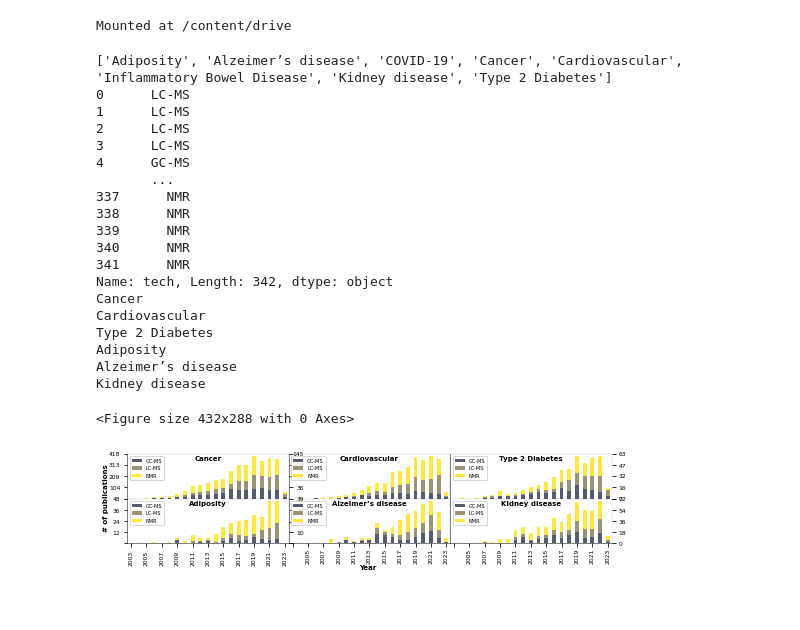
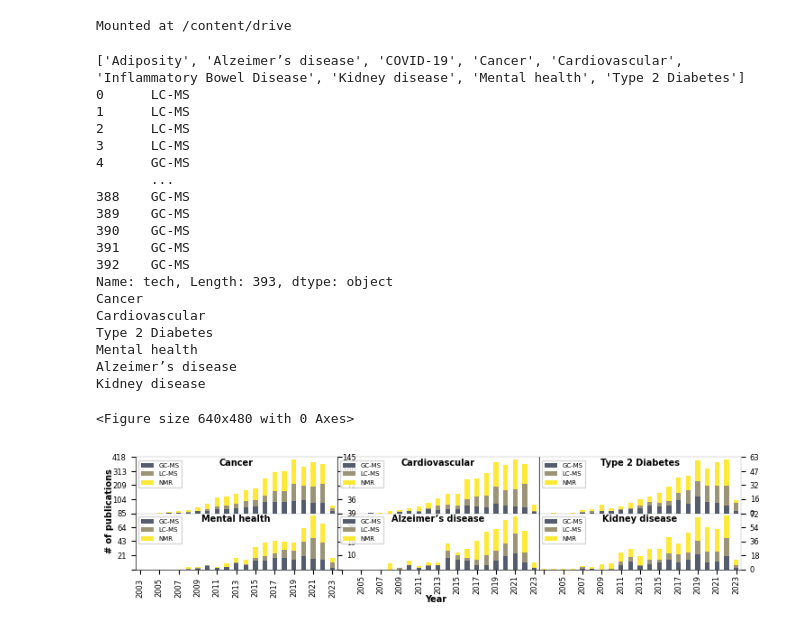
Before and after one commit to omicsEye/supp1, a Jupyter notebook: notebook/PubMed_Visualization.ipynb, the cells around one changed output. Saved outputs shown, nothing was run; the diff lists cells and outputs as text; code cells hidden in the pictures.

```diff
--- a/notebook/PubMed_Visualization.ipynb
+++ b/notebook/PubMed_Visualization.ipynb
@@ -71,7 +71,7 @@ print(df_main.loc[:, 'tech'])
 name_list = [ 'Metagenomics', 'Metabolomics', 'Proteomics',
               'Genomics','Epigenomics', 'Viromics']
 name_list = ['Cancer', 'Cardiovascular', 'Type 2 Diabetes', 'Adiposity', 'COVID-19', 'Inflammatory Bowel Disease' ]
-name_list = ['Cancer', 'Cardiovascular', 'Type 2 Diabetes', 'Adiposity', 'Alzeimer’s disease', 'Kidney disease' ]
+name_list = ['Cancer', 'Cardiovascular', 'Type 2 Diabetes', 'Mental health', 'Alzeimer’s disease', 'Kidney disease' ]
 min_year = df_main.loc[:, 'year'].min()
 max_year = df_main.loc[:, 'year'].max()
 temp_0 = pd.DataFrame(range(min_year, max_year+1), columns=['year'])
@@ -126,42 +126,42 @@ for i in [0,2]:
             px[-1].xaxis.label.set_visible(False)
             if cn > 3:
                 px[-1].xaxis.get_major_ticks()[0].label1.set_visible(False)
                 px[-1].tick_params(axis="x",direction="out", pad=1)
 
 
 
         px[-1].xaxis.set_tick_params(labelsize=6)#COunt
         px[-1].yaxis.set_tick_params(labelsize=6)#Year
 
 #         tag = tag_finder(file_list[cn])
         px[-1].text(.5, .85, name_list[cn], transform=px[-1].transAxes, ha="center", weight='bold', size =7)
         cn += 1
 fig.text(0.5, -0.03, 'Year', ha='center', fontsize = 7, weight='bold')
 fig.text(-0.01, 0.6, '# of publications', va='center', rotation='vertical', fontsize = 7, weight='bold')
 plt.tight_layout(pad=0.05)
 
-fig.savefig(drive_path+"/SFig1_V2.pdf", dpi=600, bbox_inches = "tight")
-fig.savefig(drive_path+"/SFig1_V2.png", dpi=600, bbox_inches = "tight")
+fig.savefig(drive_path+"/Fig1_row3.pdf", dpi=600, bbox_inches = "tight")
+fig.savefig(drive_path+"/Fig1_row3.png", dpi=600, bbox_inches = "tight")
 plt.show()
 # %% [output]
-['Adiposity', 'Alzeimer’s disease', 'COVID-19', 'Cancer', 'Cardiovascular', 'Inflammatory Bowel Disease', 'Kidney disease', 'Type 2 Diabetes']
+['Adiposity', 'Alzeimer’s disease', 'COVID-19', 'Cancer', 'Cardiovascular', 'Inflammatory Bowel Disease', 'Kidney disease', 'Mental health', 'Type 2 Diabetes']
 0      LC-MS
 1      LC-MS
 2      LC-MS
 3      LC-MS
 4      GC-MS
        ...
-337      NMR
-338      NMR
-339      NMR
-340      NMR
-341      NMR
-Name: tech, Length: 342, dtype: object
+388    GC-MS
+389    GC-MS
+390    GC-MS
+391    GC-MS
+392    GC-MS
+Name: tech, Length: 393, dtype: object
 Cancer
 Cardiovascular
 Type 2 Diabetes
-Adiposity
+Mental health
 Alzeimer’s disease
 Kidney disease
-<Figure size 432x288 with 0 Axes>
+<Figure size 640x480 with 0 Axes>
-[figure, old version]
+[figure, new version]
```
Also changed, not shown: parts of 1 cell of this notebook.
